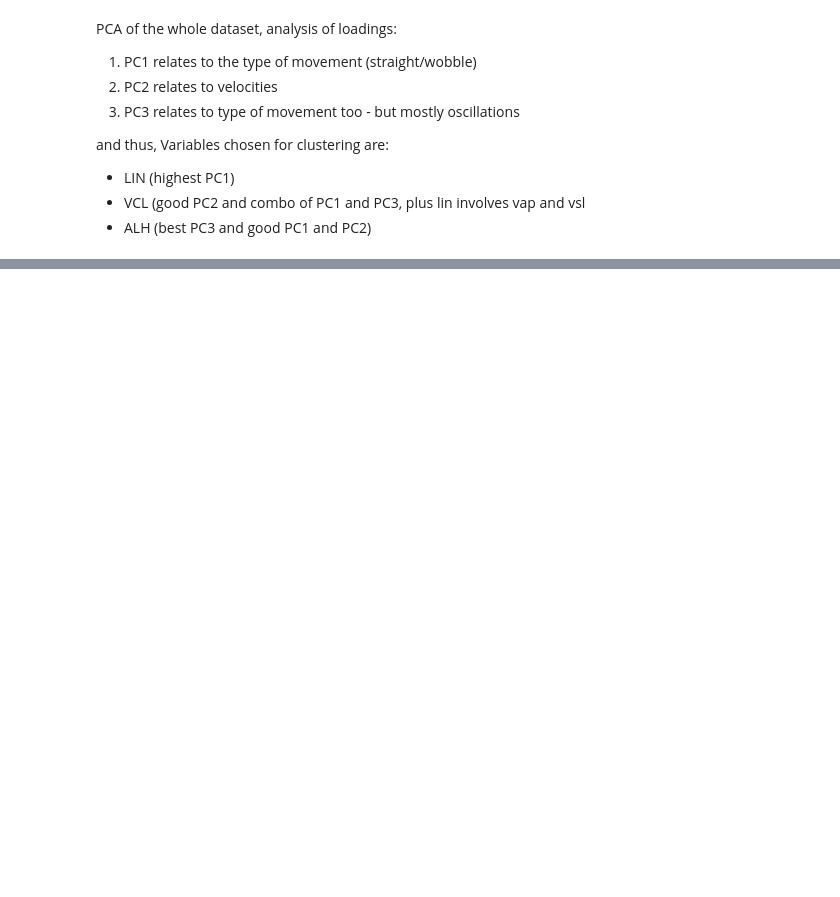
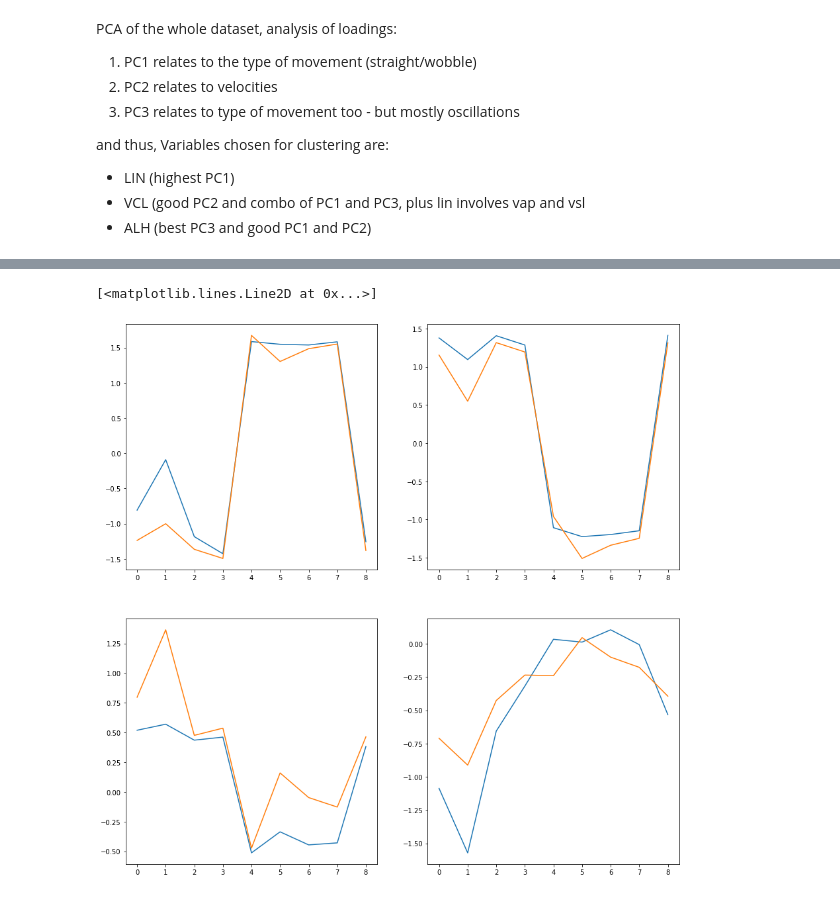
Before and after one commit to maxoblein/bovine_ivf, a Jupyter notebook: ivf_data_analysis-Elena.ipynb, the cells around one changed output, grey strips where cells are left out. Saved outputs shown, nothing was run; the diff lists cells and outputs as text; code cells hidden in the pictures; blank space fills up the shorter version.

```diff
--- a/ivf_data_analysis-Elena.ipynb
+++ b/ivf_data_analysis-Elena.ipynb
@@ -225,0 +311,16 @@ dtype: float64
+# %%
+fig, ((ax1,ax2),(ax3,ax4)) = plt.subplots(2,2, figsize=(15,15))
+ax1.plot(summary_normLB.iloc[:,0])
+ax1.plot(summary_normHB.iloc[:,0])
+ax2.plot(summary_normLB.iloc[:,1])
+ax2.plot(summary_normHB.iloc[:,1])
+ax3.plot(summary_normLB.iloc[:,2])
+ax3.plot(summary_normHB.iloc[:,3])
+ax4.plot(summary_normLB.iloc[:,3])
+ax4.plot(summary_normHB.iloc[:,2])
+
+#these plots show the normalised values for the variables (where vars are 1-8 in x axis),
+# in LB (orange) - HB (blue) pairs with corresponding distributions
+# %% [output]
+[<matplotlib.lines.Line2D at 0x...>]
+[figure, added]
```
Also changed, not shown: parts of 17 cells of this notebook.
